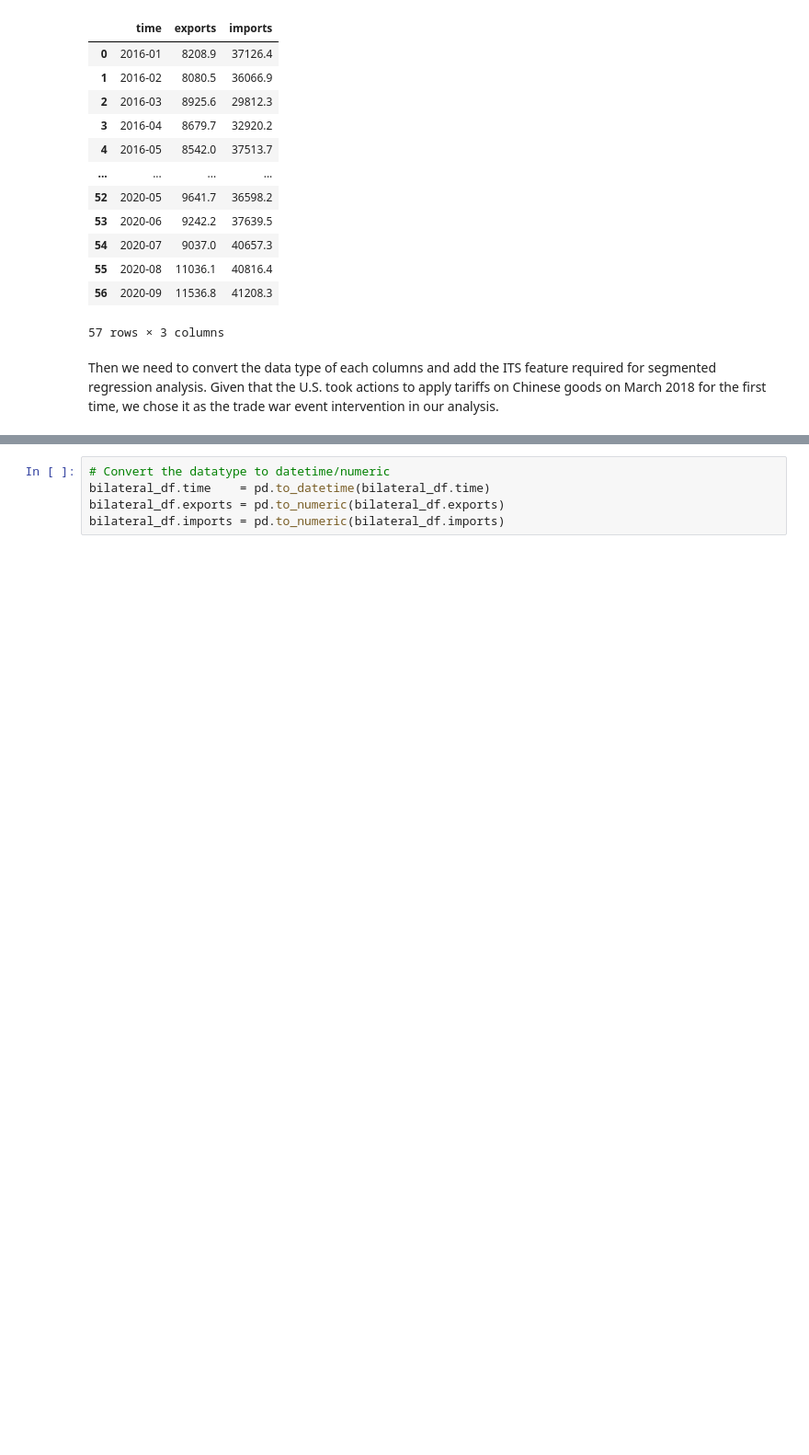
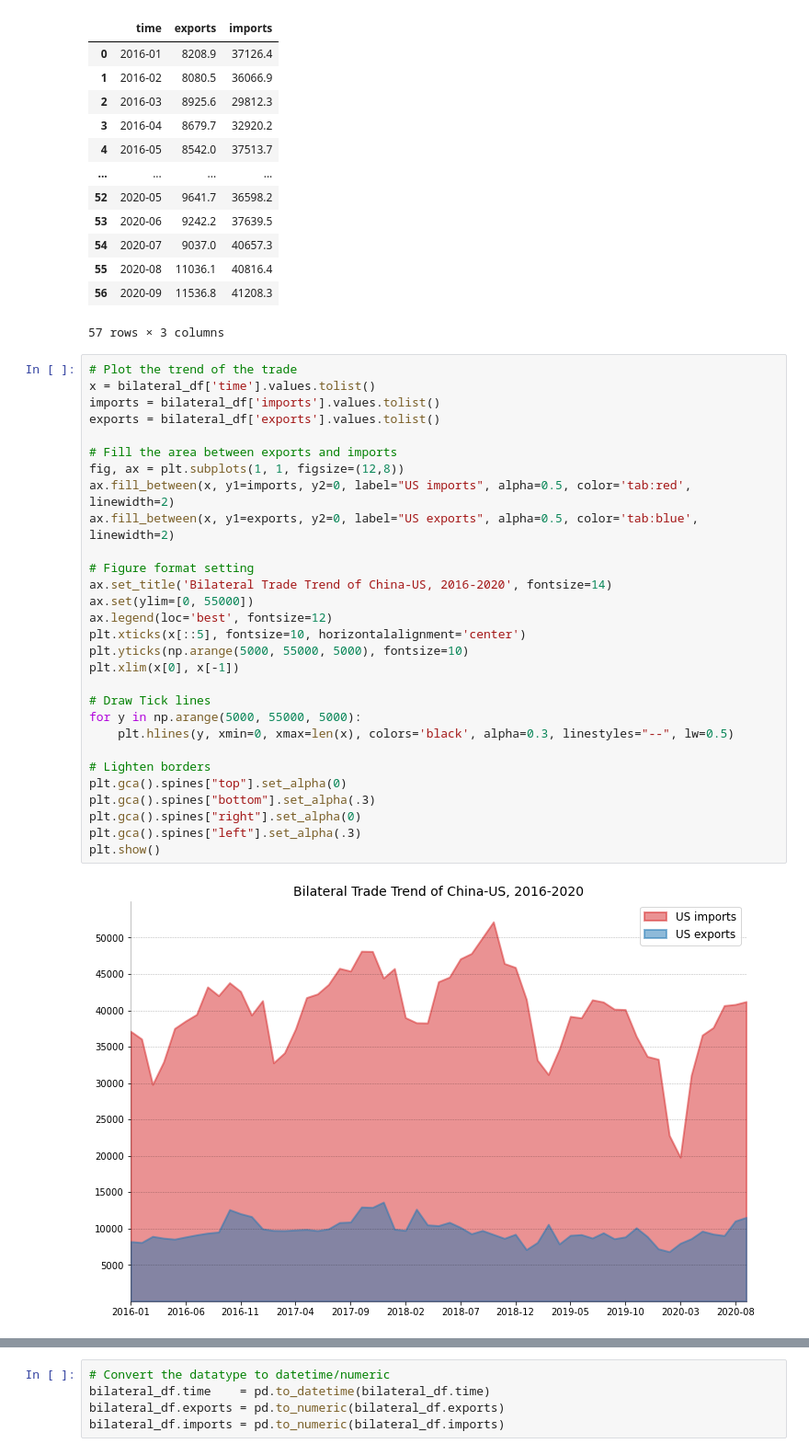
Before and after one commit to epfl-ada/ada-2020-project-milestone-p3-p3_lovela-data-science, a Jupyter notebook: project_notebook.ipynb, the cells around one changed output, grey strips where cells are left out. Shown: that part at 92% size. Saved outputs shown, nothing was run; the diff lists cells and outputs as text; blank space fills up the shorter version.

```diff
--- a/project_notebook.ipynb
+++ b/project_notebook.ipynb
@@ -145,5 +151,34 @@ bilateral_df
 | 55 | 2020-08 | 11036.1 | 40816.4 |
 | 56 | 2020-09 | 11536.8 | 41208.3 |
 57 rows × 3 columns
-# %% [markdown]
-Then we need to convert the data type of each columns and add the ITS feature required for segmented regression analysis. Given that the U.S. took actions to apply tariffs on Chinese goods on March 2018 for the first time, we chose it as the trade war event intervention in our analysis.
+# %%
+# Plot the trend of the trade
+x = bilateral_df['time'].values.tolist()
+imports = bilateral_df['imports'].values.tolist()
+exports = bilateral_df['exports'].values.tolist()
+
+# Fill the area between exports and imports
+fig, ax = plt.subplots(1, 1, figsize=(12,8))
+ax.fill_between(x, y1=imports, y2=0, label="US imports", alpha=0.5, color='tab:red', linewidth=2)
+ax.fill_between(x, y1=exports, y2=0, label="US exports", alpha=0.5, color='tab:blue', linewidth=2)
+
+# Figure format setting
+ax.set_title('Bilateral Trade Trend of China-US, 2016-2020', fontsize=14)
+ax.set(ylim=[0, 55000])
+ax.legend(loc='best', fontsize=12)
+plt.xticks(x[::5], fontsize=10, horizontalalignment='center')
+plt.yticks(np.arange(5000, 55000, 5000), fontsize=10)
+plt.xlim(x[0], x[-1])
+
+# Draw Tick lines
+for y in np.arange(5000, 55000, 5000):
+    plt.hlines(y, xmin=0, xmax=len(x), colors='black', alpha=0.3, linestyles="--", lw=0.5)
+
+# Lighten borders
+plt.gca().spines["top"].set_alpha(0)
+plt.gca().spines["bottom"].set_alpha(.3)
+plt.gca().spines["right"].set_alpha(0)
+plt.gca().spines["left"].set_alpha(.3)
+plt.show()
+# %% [output]
+[figure, added]
```
Also changed, not shown: parts of 42 cells of this notebook, 1 other file.
